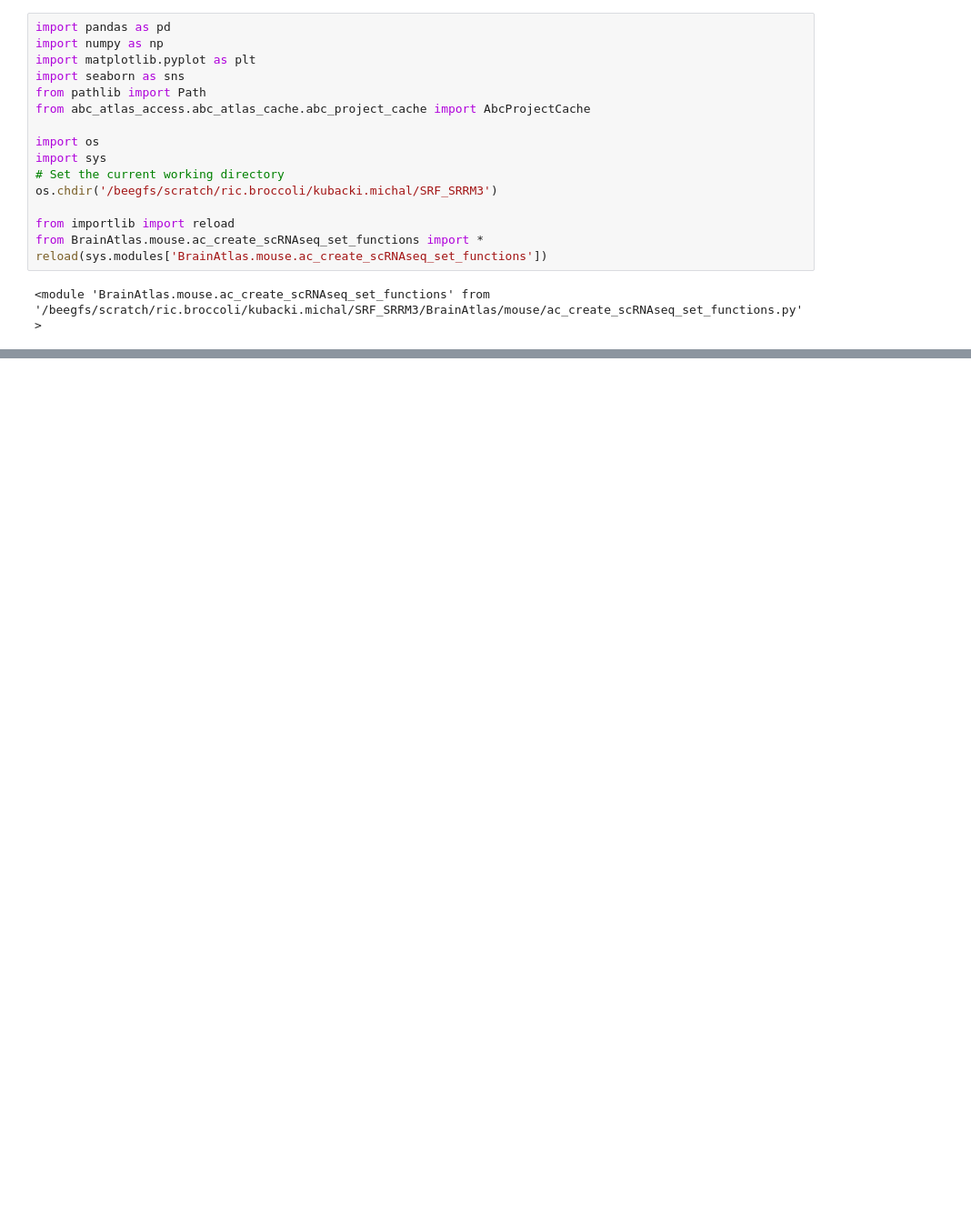
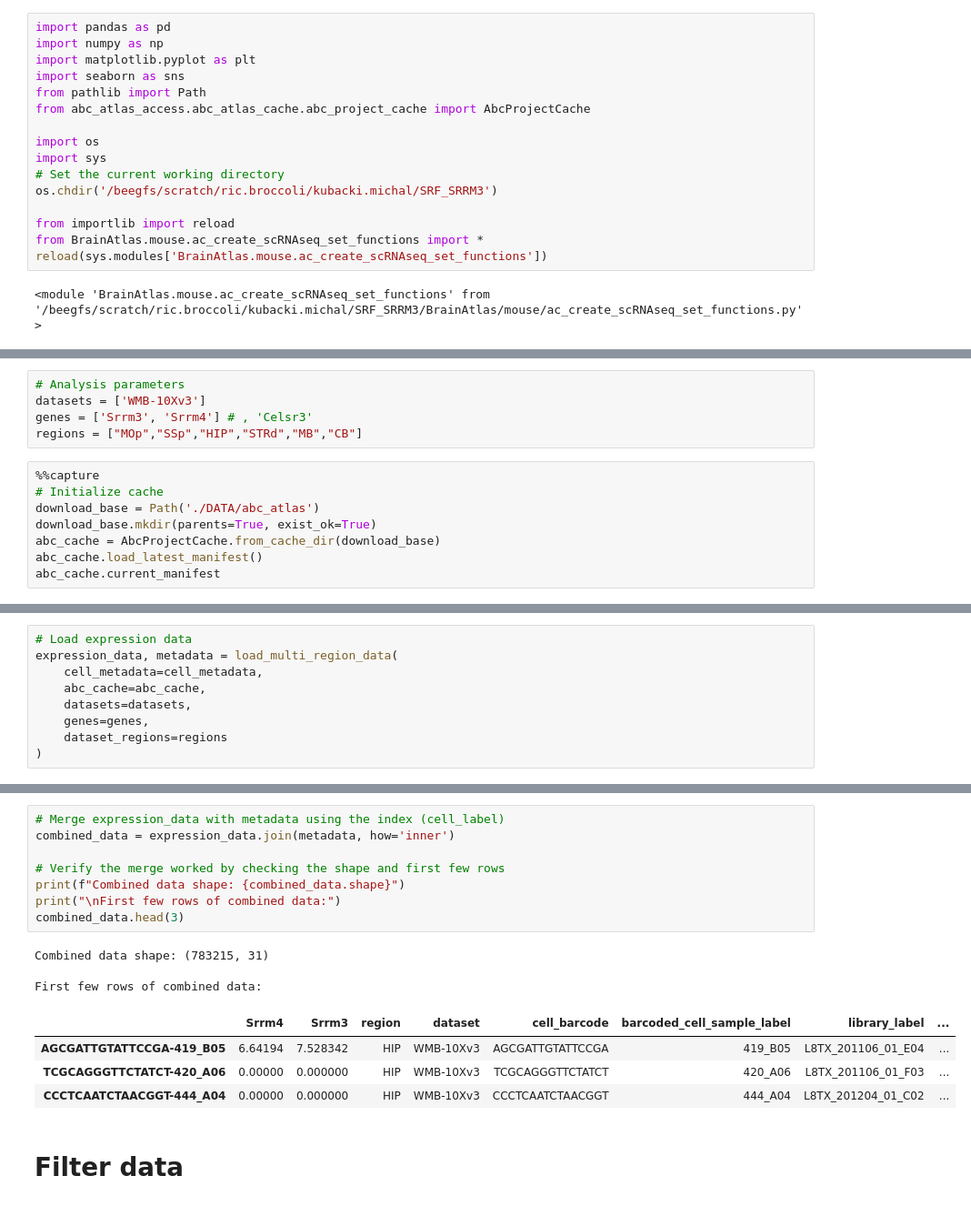
Before and after one commit to michal7kw/SRF_SRRM3, a Jupyter notebook: BrainAtlas/mouse/SRRM3_4_expression.ipynb, the cells around one changed output, grey strips where cells are left out. Shown at 91% size. Cells and saved outputs as stored; diff of their text form; blank space fills up the shorter version.

```diff
--- a/BrainAtlas/mouse/SRRM3_4_expression.ipynb
+++ b/BrainAtlas/mouse/SRRM3_4_expression.ipynb
@@ -211,0 +25,13 @@ Sero:
+# %%
+# Analysis parameters
+datasets = ['WMB-10Xv3']
+genes = ['Srrm3', 'Srrm4'] # , 'Celsr3'
+regions = ["MOp","SSp","HIP","STRd","MB","CB"]
+# %%
+%%capture
+# Initialize cache
+download_base = Path('./DATA/abc_atlas')
+download_base.mkdir(parents=True, exist_ok=True)
+abc_cache = AbcProjectCache.from_cache_dir(download_base)
+abc_cache.load_latest_manifest()
+abc_cache.current_manifest
@@ -211,0 +58,9 @@ Sero:
+# %%
+# Load expression data
+expression_data, metadata = load_multi_region_data(
+    cell_metadata=cell_metadata,
+    abc_cache=abc_cache,
+    datasets=datasets,
+    genes=genes,
+    dataset_regions=regions
+)
@@ -211,0 +80,18 @@ Sero:
+# %%
+# Merge expression_data with metadata using the index (cell_label)
+combined_data = expression_data.join(metadata, how='inner')
+
+# Verify the merge worked by checking the shape and first few rows
+print(f"Combined data shape: {combined_data.shape}")
+print("\nFirst few rows of combined data:")
+combined_data.head(3)
+# %% [output]
+Combined data shape: (783215, 31)
+
+First few rows of combined data:
+|  | Srrm4 | Srrm3 | region | dataset | cell_barcode | barcoded_cell_sample_label | library_label | ... |
+| AGCGATTGTATTCCGA-419_B05 | 6.64194 | 7.528342 | HIP | WMB-10Xv3 | AGCGATTGTATTCCGA | 419_B05 | L8TX_201106_01_E04 | ... |
+| TCGCAGGGTTCTATCT-420_A06 | 0.00000 | 0.000000 | HIP | WMB-10Xv3 | TCGCAGGGTTCTATCT | 420_A06 | L8TX_201106_01_F03 | ... |
+| CCCTCAATCTAACGGT-444_A04 | 0.00000 | 0.000000 | HIP | WMB-10Xv3 | CCCTCAATCTAACGGT | 444_A04 | L8TX_201204_01_C02 | ... |
+# %% [markdown]
+# Filter data
```
Also changed, not shown: parts of 18 cells of this notebook, 8 other files.
